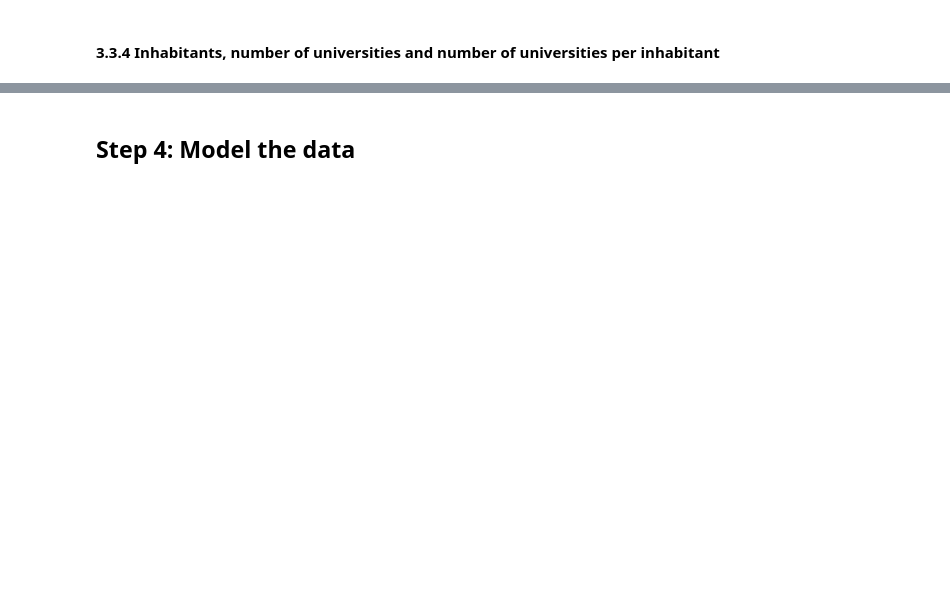
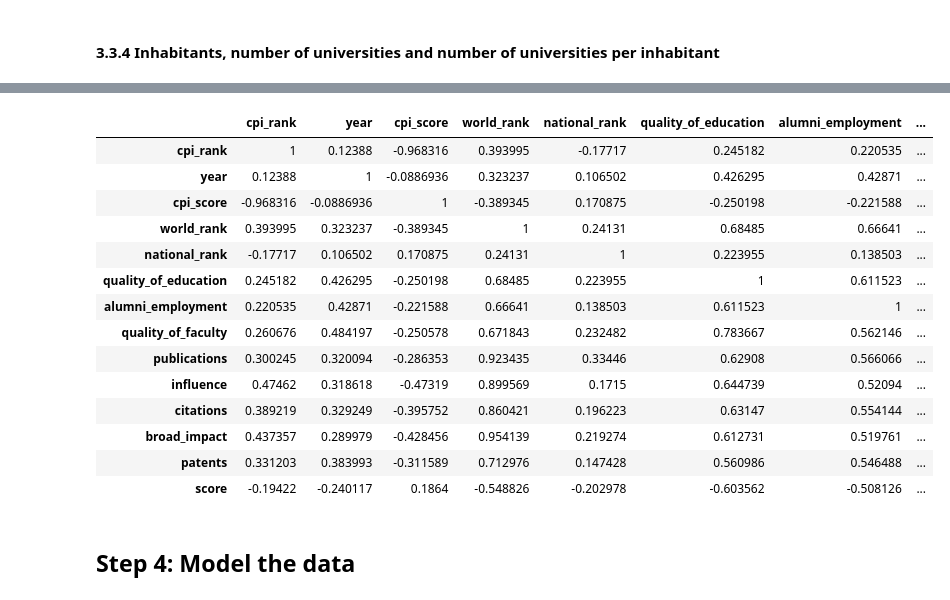
Before and after one commit to AjayvirS/uni-ranking, a Jupyter notebook: EX3_final.ipynb, the cells around one changed output, grey strips where cells are left out. Saved outputs shown, nothing was run; the diff lists cells and outputs as text; code cells hidden in the pictures; blank space fills up the shorter version.

```diff
--- a/EX3_final.ipynb
+++ b/EX3_final.ipynb
@@ -983,3 +944,23 @@ cb.ax.tick_params(labelsize=14)
+# %%
+#correlation between corruption preceptions index and university properties
+corr = cwur_cpi_reg.corr()
+corr.style.background_gradient(cmap='coolwarm')
+# %% [output]
+|  | cpi_rank | year | cpi_score | world_rank | national_rank | quality_of_education | alumni_employment | ... |
+| cpi_rank | 1 | 0.12388 | -0.968316 | 0.393995 | -0.17717 | 0.245182 | 0.220535 | ... |
+| year | 0.12388 | 1 | -0.0886936 | 0.323237 | 0.106502 | 0.426295 | 0.42871 | ... |
+| cpi_score | -0.968316 | -0.0886936 | 1 | -0.389345 | 0.170875 | -0.250198 | -0.221588 | ... |
+| world_rank | 0.393995 | 0.323237 | -0.389345 | 1 | 0.24131 | 0.68485 | 0.66641 | ... |
+| national_rank | -0.17717 | 0.106502 | 0.170875 | 0.24131 | 1 | 0.223955 | 0.138503 | ... |
+| quality_of_education | 0.245182 | 0.426295 | -0.250198 | 0.68485 | 0.223955 | 1 | 0.611523 | ... |
+| alumni_employment | 0.220535 | 0.42871 | -0.221588 | 0.66641 | 0.138503 | 0.611523 | 1 | ... |
+| quality_of_faculty | 0.260676 | 0.484197 | -0.250578 | 0.671843 | 0.232482 | 0.783667 | 0.562146 | ... |
+| publications | 0.300245 | 0.320094 | -0.286353 | 0.923435 | 0.33446 | 0.62908 | 0.566066 | ... |
+| influence | 0.47462 | 0.318618 | -0.47319 | 0.899569 | 0.1715 | 0.644739 | 0.52094 | ... |
+| citations | 0.389219 | 0.329249 | -0.395752 | 0.860421 | 0.196223 | 0.63147 | 0.554144 | ... |
+| broad_impact | 0.437357 | 0.289979 | -0.428456 | 0.954139 | 0.219274 | 0.612731 | 0.519761 | ... |
+| patents | 0.331203 | 0.383993 | -0.311589 | 0.712976 | 0.147428 | 0.560986 | 0.546488 | ... |
+| score | -0.19422 | -0.240117 | 0.1864 | -0.548826 | -0.202978 | -0.603562 | -0.508126 | ... |
 # %% [markdown]
 ## Step 4: Model the data
 # %%
```
Also changed, not shown: parts of 28 cells of this notebook, 2 other files.
